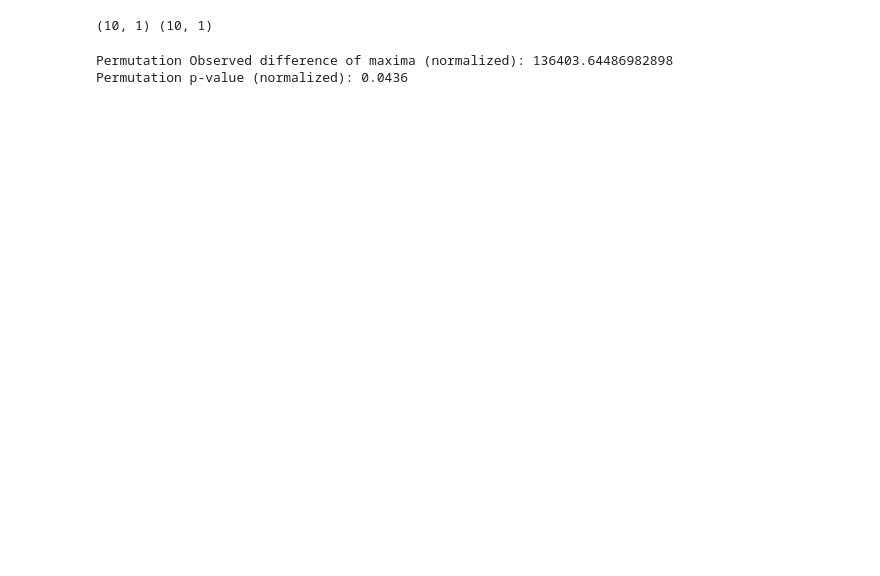
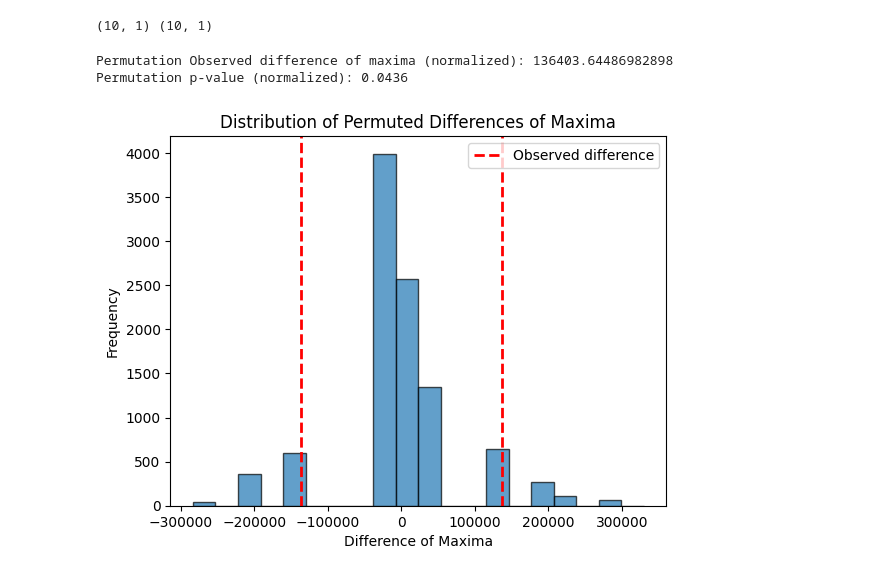
Before and after one commit to Schubydo/msc_code, a Jupyter notebook: SO_Numerical_Experiments/permutation.ipynb, the cells around one changed output. Saved outputs shown, nothing was run; the diff lists cells and outputs as text; code cells hidden in the pictures; blank space fills up the shorter version.

Commit message:
perm

```diff
--- a/SO_Numerical_Experiments/permutation.ipynb
+++ b/SO_Numerical_Experiments/permutation.ipynb
@@ -101,3 +101,16 @@ print(f"Permutation p-value (normalized): {p_value}")
 # %% [output]
 Permutation Observed difference of maxima (normalized): 136403.64486982898
 Permutation p-value (normalized): 0.0436
+# %%
+import matplotlib.pyplot as plt
+
+plt.hist(perm_diffs, bins=20, edgecolor='k', alpha=0.7)
+plt.axvline(obs_diff_perm, color='r', linestyle='--', linewidth=2, label='Observed difference')
+plt.axvline(-obs_diff_perm, color='r', linestyle='--', linewidth=2)
+plt.title('Distribution of Permuted Differences of Maxima')
+plt.xlabel('Difference of Maxima')
+plt.ylabel('Frequency')
+plt.legend()
+plt.show()
+# %% [output]
+[figure, added]
```
